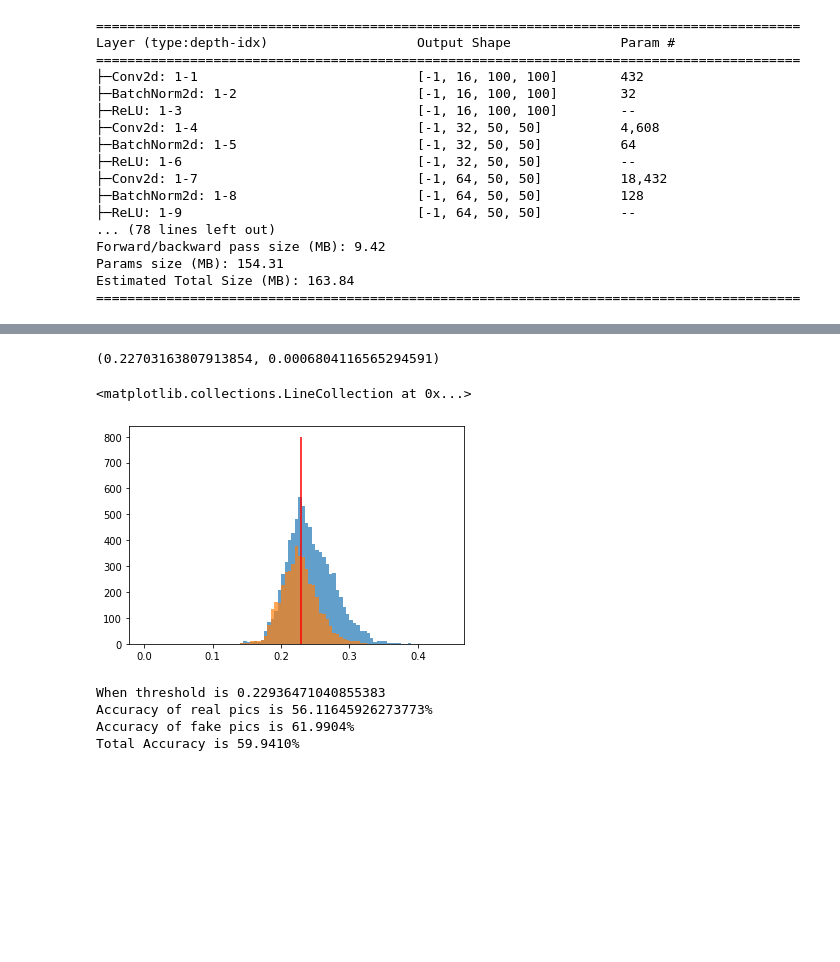
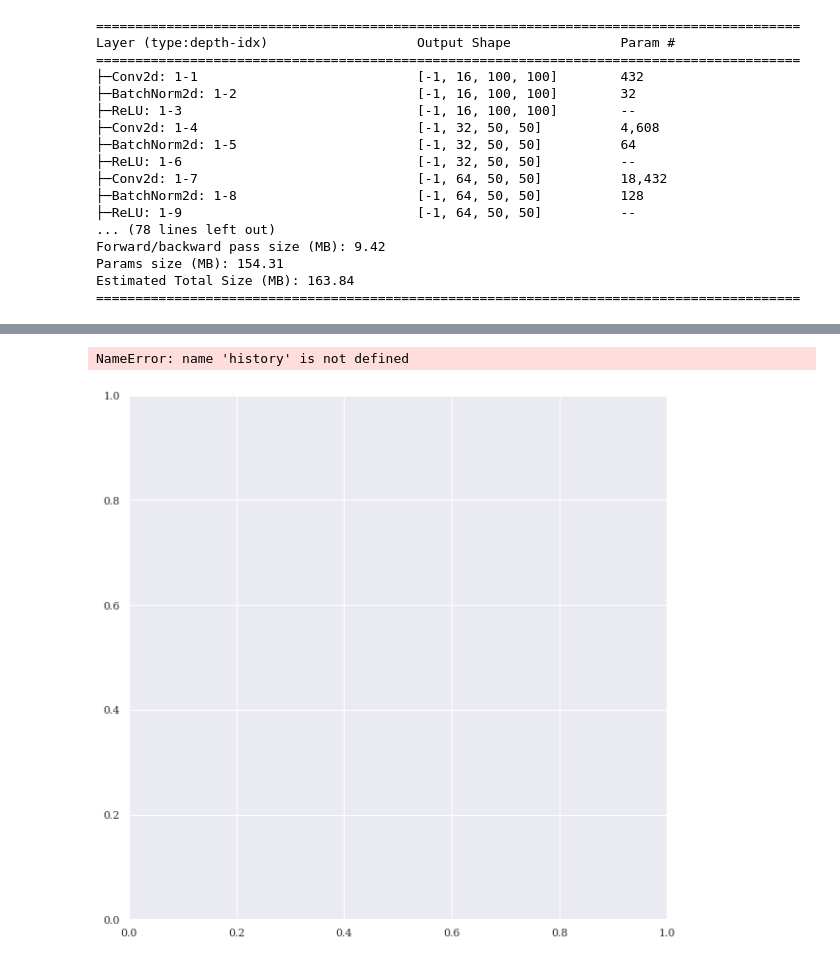
Before and after one commit to zsxkib/MInf-2.0-DeepFake-Detection, a Jupyter notebook: _TRAINING/OC-FakeDect-Implementation/OC-FakeDect.ipynb, the cells around one changed output, grey strips where cells are left out. Drawn from its saved outputs; the diff is of its cells as text; code cells hidden in the pictures; blank space fills up the shorter version.

```diff
--- a/_TRAINING/OC-FakeDect-Implementation/OC-FakeDect.ipynb
+++ b/_TRAINING/OC-FakeDect-Implementation/OC-FakeDect.ipynb
@@ -32,20 +97,19 @@ for subpath in data_path.split("/")[:-1]:
 # %%
-batch_size = 64
-epochs = 20
-train_root = data_path
+batch_size = 128
+epochs = 300
+img_size = 100
 device = torch.device("cuda:0" if torch.cuda.is_available() else "cpu")
 # %%
 transform_train = transforms.Compose([
-    transforms.Resize((100,100)),
+    transforms.Resize((img_size, img_size)),
     transforms.RandomHorizontalFlip(),
-    # transforms.RandomVerticalFlip(),
     transforms.ToTensor(),
     transforms.Normalize([0.5, 0.5, 0.5], [0.5, 0.5, 0.5])
 ])
 
 transform_test = transforms.Compose([
     transforms.ToPILImage(),
-    transforms.Resize((100,100)),
+    transforms.Resize((img_size, img_size)),
     transforms.ToTensor(),
     transforms.Normalize([0.5, 0.5, 0.5], [0.5, 0.5, 0.5])
 ])
@@ -106,7 +170,7 @@ class vae(nn.Module):
         conv6 = self.relu(self.bn6(self.conv6(conv5)))
         conv7 = self.relu(self.bn7(self.conv7(conv6)))
         conv8 = self.conv8(conv7)
-        return conv8.view(-1, 3, 100, 100)
+        return conv8.view(-1, 3, img_size, img_size)
 
     def forward(self, x):
         mean, logvar = self.encode(x)
@@ -120,14 +184,16 @@ def loss_function(recon_x, x, mean, logvar):
     return reconstruction_loss + kld_loss
 # %%
 train_loader = torch.utils.data.DataLoader(
-    datasets.ImageFolder(train_root,
+    datasets.ImageFolder(trainset,
                          transform=transform_train),
                          batch_size=batch_size,
                          shuffle=True,
                          drop_last = True)
 fakedect = vae().to(device)
-optimizer = optim.Adam(fakedect.parameters(), lr=5e-4)
-print(summary(fakedect, (3, 100, 100)))
+
+num_steps = len(train_loader) * epochs
+optimizer = optim.Adam(fakedect.parameters(), lr=1e-4)
+print(summary(fakedect, (3, img_size, img_size)))
 # %% [output]
 ==========================================================================================
 Layer (type:depth-idx)                   Output Shape              Param #
@@ -266,3 +253,14 @@ torch.save(fakedect, f"OC_FD_e{epoch+1}_l{int(L)}.pkl")
+# %%
+fig, ax = plt.subplots(1, figsize = (10, 10), sharex=True)
+ax.plot(history)
+ax.set_title(f'OC-FakeDect1 {dataset_name} Training/Validation Losses')
+ax.set_ylabel('Loss')
+ax.legend(['Training Loss'], loc='center right')
+plt.savefig(f"./Results/{dataset_name}_Losses.pdf", dpi=fig.dpi)
+plt.show()
+# %% [output]
+NameError: name 'history' is not defined
+[figure, added]
 # %%
 # shwcse_img_path = "D:/MInf/Datasets/Celeb-DF-v2-OC/Celeb-rnd-30-OC-realfake-test/Celeb-real/id11_0009_1.png"
 # img = cv2.cvtColor(cv2.imread(shwcse_img_path), cv2.COLOR_BGR2RGB)
@@ -331,8 +284,3 @@ for class_dir in os.listdir(f"{test_path}/"):
-# %%
-np.mean(score[1]), np.var(score[1])
-np.mean(score[1]), np.var(score[1])
-# %% [output]
-(0.22703163807913854, 0.0006804116565294591)
 # %%
 def solve(m1,m2,std1,std2):
   a = 1/(2*std1**2) - 1/(2*std2**2)
@@ -344,23 +289,0 @@ intersec = solve(np.mean(score[1]), np.mean(score[0]), np.var(score[1]), np.mean
-# %%
-bins = [x*0.005 for x in range(0, 90)]
-plt.hist(score[0],bins,alpha=0.7)[2]
-plt.hist(score[1],bins,alpha=0.7)[2]
-plt.vlines(x=intersec[0], ymin=0, ymax=800, colors="r")
-# %% [output]
-<matplotlib.collections.LineCollection at 0x...>
-[figure, removed]
-# %%
-real_score = np.array(score[1])
-fake_score = np.array(score[0])
-threshold = intersec[0]
-print('When threshold is {} \nAccuracy of real pics is {}%\n\
-Accuracy of fake pics is {:.4f}%\nTotal Accuracy is {:.4f}%\n'.format(
-    threshold,\
-    100 * ((real_score < threshold).sum() / real_score.shape[0]),\
-    100 * ((fake_score > threshold).sum() / fake_score.shape[0]),\
-    100 * (((real_score < threshold).sum() + (fake_score > threshold).sum())/(real_score.shape[0] + fake_score.shape[0]))))
-# %% [output]
-When threshold is 0.22936471040855383
-Accuracy of real pics is 56.11645926273773%
-Accuracy of fake pics is 61.9904%
-Total Accuracy is 59.9410%
```
Also changed, not shown: parts of 16 cells of this notebook, 56 other files.
